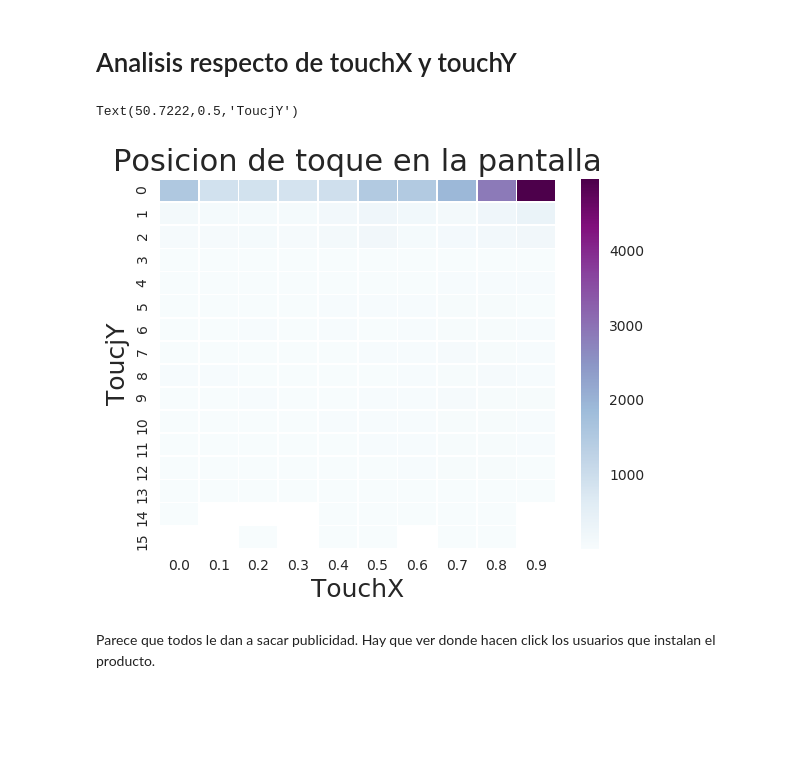
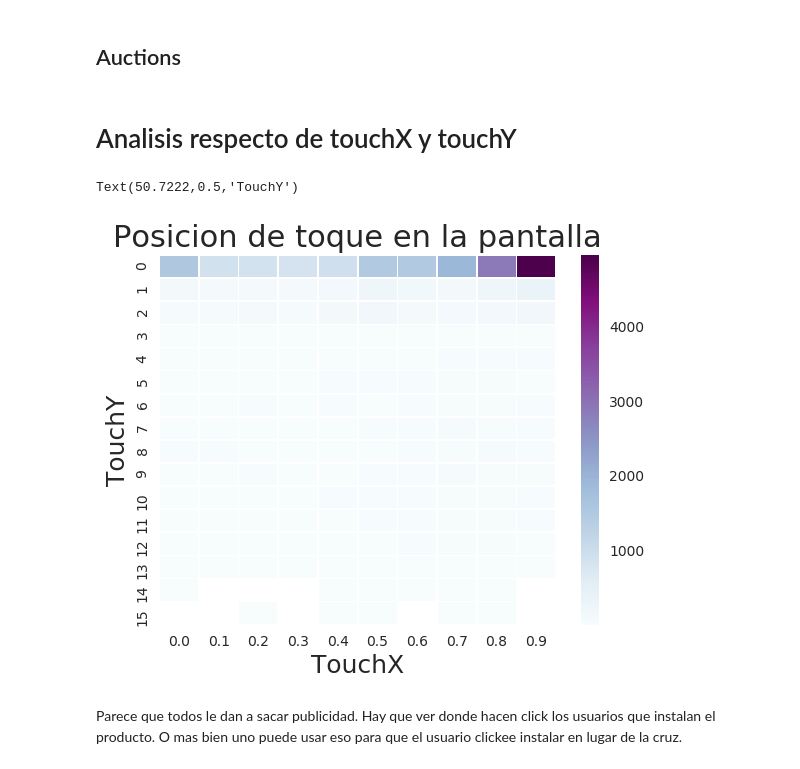
Before and after one commit to EugeniaFranchi/TP-Datos-2019, a Jupyter notebook: TP1.ipynb, the cells around one changed output. Drawn from its saved outputs; the diff is of its cells as text; code cells hidden in the pictures; blank space fills up the shorter version.

```diff
--- a/TP1.ipynb
+++ b/TP1.ipynb
@@ -29,0 +62,2 @@ clicks.describe()
+# %% [markdown]
+## Auctions
@@ -38,10 +75,10 @@ for_heatmap = clicks.pivot_table(columns='touchXCategorico', index='touchYCatego
 # %%
 g = sns.heatmap(for_heatmap, linewidths=.5, cmap="BuPu") # annot=True
 g.set_title("Posicion de toque en la pantalla", fontsize=22)
 g.set_xlabel("TouchX",fontsize=18)
-g.set_ylabel("ToucjY", fontsize=18)
+g.set_ylabel("TouchY", fontsize=18)
 # %% [output]
-Text(50.7222,0.5,'ToucjY')
+Text(50.7222,0.5,'TouchY')
-[figure, old version]
+[figure, new version]
 # %% [markdown]
-Parece que todos le dan a sacar publicidad. Hay que ver donde hacen click los usuarios que instalan el producto.
+Parece que todos le dan a sacar publicidad. Hay que ver donde hacen click los usuarios que instalan el producto. O mas bien uno puede usar eso para que el usuario clickee instalar en lugar de la cruz.
```
Also changed, not shown: parts of 7 cells of this notebook.
